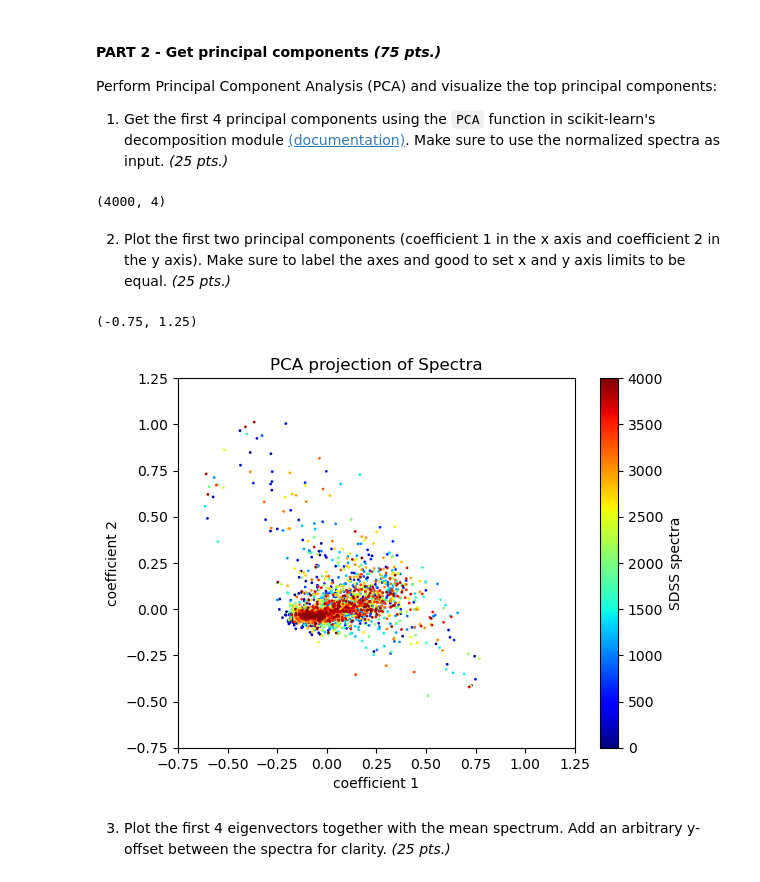
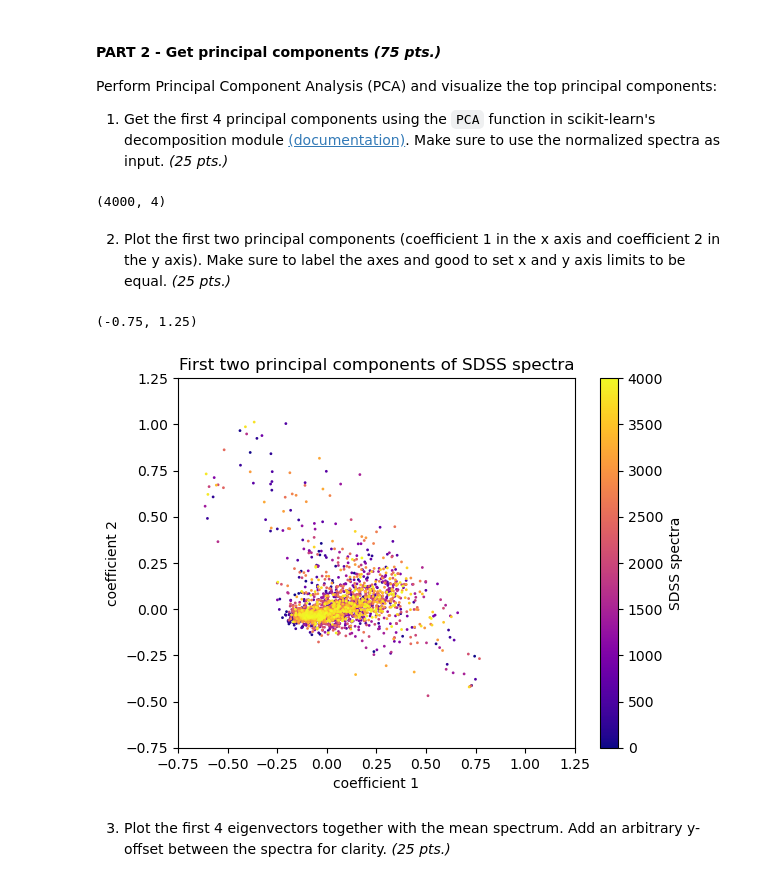
Before and after one commit to davidsaurus/AP_157_Lab, a Jupyter notebook: Daffon_AP157_lab_assignment_A3.ipynb, the cells around one changed output. Cells and saved outputs as stored; diff of their text form; code cells hidden in the pictures.

```diff
--- a/Daffon_AP157_lab_assignment_A3.ipynb
+++ b/Daffon_AP157_lab_assignment_A3.ipynb
@@ -95,14 +103,16 @@ Text(0.5, 1.0, 'Sample SDSS spectra')
 
 Plot the mean spectrum by first normalizing the spectra and plot the mean and standard deviation. For this, you may use the ``normalize`` function in scikit-learn's preprocessing module [(documentation)](https://scikit-learn.org/stable/modules/generated/sklearn.preprocessing.normalize.html). Describe the mean spectrum and note wavelengths with the highest variation across the sample. What is the reason for this variation?
 # %%
-X = data['spec_recons']
-X = pp.normalize(X)
-mu = X.mean(0)
-std = X.std(0)
-plt.plot(wavelength, mu, color='black')
-plt.fill_between(wavelength, mu - std, mu + std, color='#CCCCCC')
-plt.xlim(wavelength[0], wavelength[-1])
-plt.ylim(0, 0.06)
+x = data['spec_recons'] # storing the 'spec_recons' file in the data as the object x
+x = pp.normalize(x) # performing normalization
+
+mu = x.mean(0) # take the mean
+std = x.std(0) # take the standard deviation
+
+plt.plot(wavelength, mu, color='#0000ff') # plotting
+plt.fill_between(wavelength, mu - std, mu + std, color='#FF81C0')
+plt.xlim(np.min(wavelength), np.max(wavelength))
+plt.ylim(-0.01, 0.08)
 plt.xlabel('wavelength (Angstroms)')
 plt.ylabel('scaled flux')
 plt.title('Mean Spectrum')
@@ -114,26 +124,27 @@ Text(0.5, 1.0, 'Mean Spectrum')
 
 Perform Principal Component Analysis (PCA) and visualize the top principal components:
 1. Get the first 4 principal components using the ``PCA`` function in scikit-learn's decomposition module [(documentation)](https://scikit-learn.org/0.15/modules/generated/sklearn.decomposition.PCA.html#sklearn.decomposition.PCA). Make sure to use the normalized spectra as input. *(25 pts.)*
-# %%
-from sklearn.decomposition import PCA
-pca = PCA(n_components=4)
-X_proj = pca.fit_transform(X)
-X_proj.shape
-# %% [output]
-(4000, 4)
+# %%
+from sklearn.decomposition import PCA # import PCA from sklearn
+pca = PCA(n_components=4) # create PCA object and store as 'pca'
+
+x_proj = pca.fit_transform(x) # fit pca on var x and store as var x_proj
+x_proj.shape # inspect shape of x_proj if consistent
+# %% [output]
+(4000, 4)
 # %% [markdown]
 2. Plot the first two principal components (coefficient 1 in the x axis and coefficient 2 in the y axis). Make sure to label the axes and good to set x and y axis limits to be equal. *(25 pts.)*
 # %%
-plt.scatter(X_proj[:, 0], X_proj[:, 1], c=np.arange(0, 4000), s=4, lw=0, cmap=plt.cm.jet)
-plt.colorbar(label='SDSS spectra')
+plt.scatter(x_proj[:, 0], x_proj[:, 1], c=np.arange(0, 4000), s=4, lw=0, cmap='plasma') # we use list indexing to plot the two coefficients, cmap plasma is used
+plt.colorbar(label='SDSS spectra') # plotting
 plt.clim(0, 4000)
 plt.xlabel('coefficient 1')
 plt.ylabel('coefficient 2')
-plt.title('PCA projection of Spectra')
+plt.title('First two principal components of SDSS spectra')
 plt.xlim(-0.75, 1.25)
 plt.ylim(-0.75, 1.25)
 # %% [output]
 (-0.75, 1.25)
-[figure, old version]
+[figure, new version]
 # %% [markdown]
 3. Plot the first 4 eigenvectors together with the mean spectrum. Add an arbitrary y-offset between the spectra for clarity. *(25 pts.)*
```
Also changed, not shown: parts of 11 cells of this notebook.
